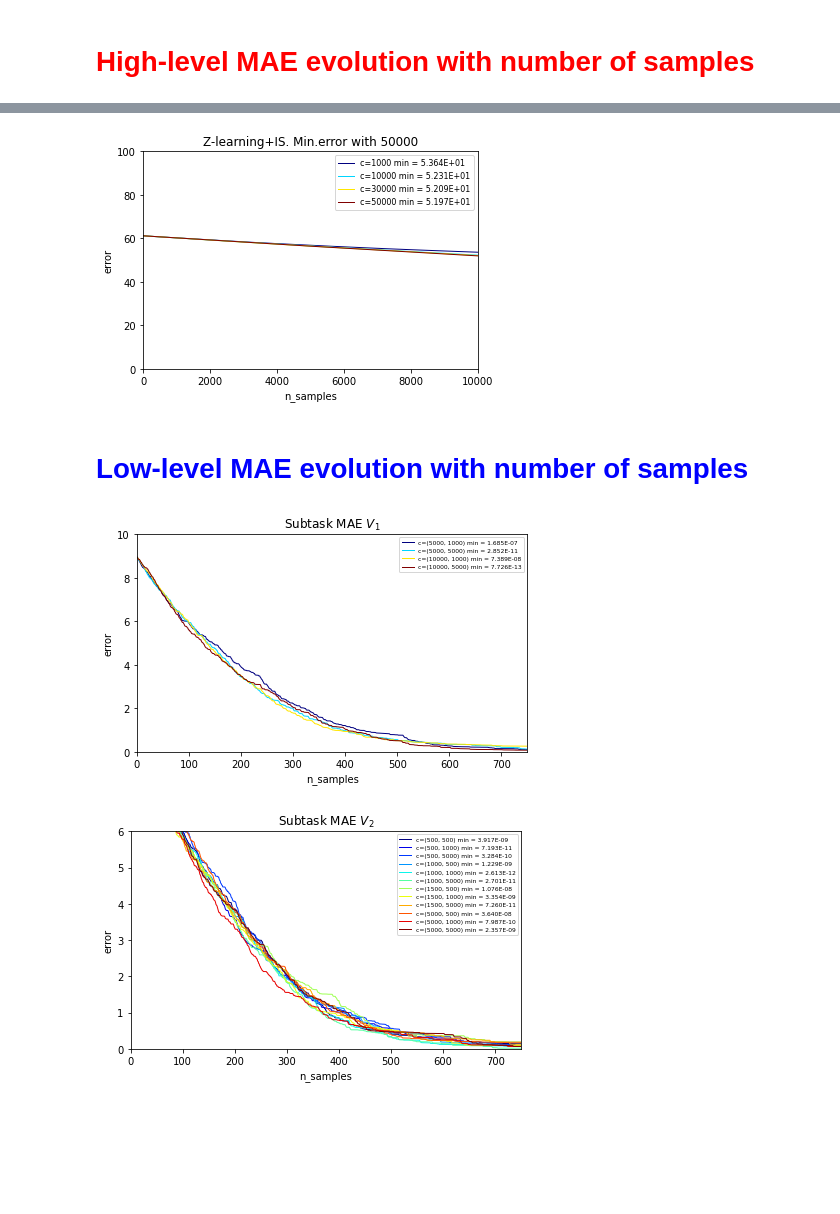
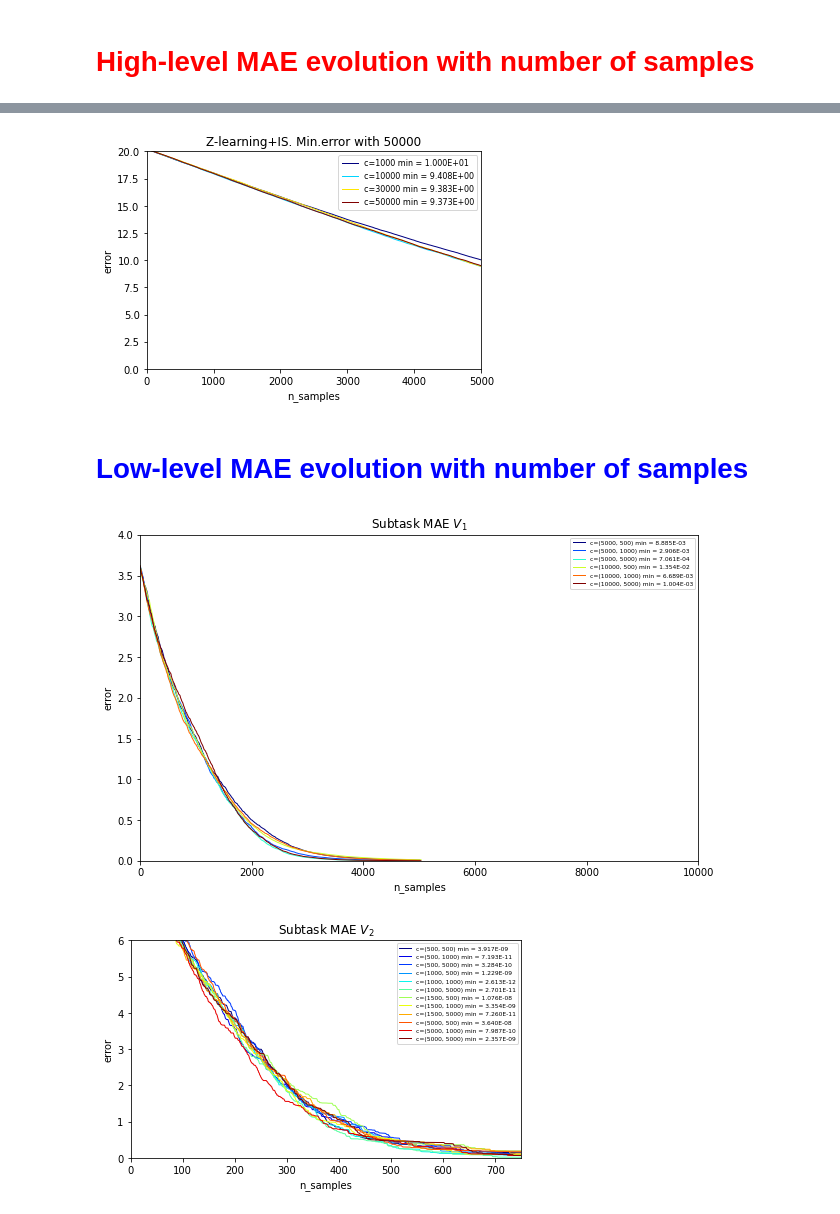
Before and after one commit to guillermoim/options, a Jupyter notebook: notebooks/Sandbox.ipynb, the cells around one changed output, grey strips where cells are left out. Saved outputs shown, nothing was run; the diff lists cells and outputs as text; code cells hidden in the pictures; blank space fills up the shorter version.

```diff
--- a/notebooks/Sandbox.ipynb
+++ b/notebooks/Sandbox.ipynb
@@ -33,13 +28,13 @@ res_v3 = get_MAE_HL_errors(f'{results_dir}/6_6_v3_000.pkl', '$V_3$-IL', 10000, 8
 # %%
-res_plain = get_MAE_plain_Z_learning(f'{results_dir}/6_6_flat_000.pkl', 'Z-learning+IS', 10000, 100)
+res_plain = get_MAE_plain_Z_learning(f'{results_dir}/taxi_5_flat_333.pkl', 'Z-learning+IS', 5000, 20)
 # %% [output]
-[figure, old version]
+[figure, new version]
 # %% [markdown]
 # <span style="color: blue;"> Low-level MAE evolution with number of samples</span>
 # %%
-get_MAE_LL_errors(f'{results_dir}/6_6_v1_333.pkl', 'Subtask MAE $V_1$', 750, 10)
+get_MAE_LL_errors(f'{results_dir}/taxi_5_10_v1_333.pkl', 'Subtask MAE $V_1$', 10000, 4, figsize=(10,6))
 # %% [output]
-[figure, old version]
+[figure, new version]
 # %%
 get_MAE_LL_errors(f'{results_dir}/3_3_v2_333.pkl', 'Subtask MAE $V_2$', 750, 6)
 # %% [output]
```
Also changed, not shown: parts of 14 cells of this notebook, 38 other files.
